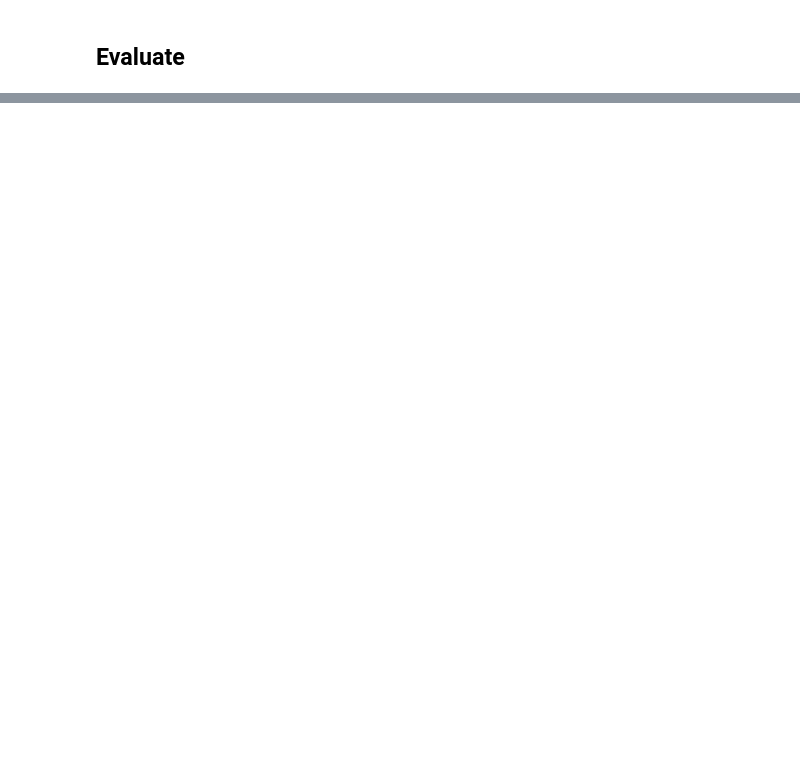
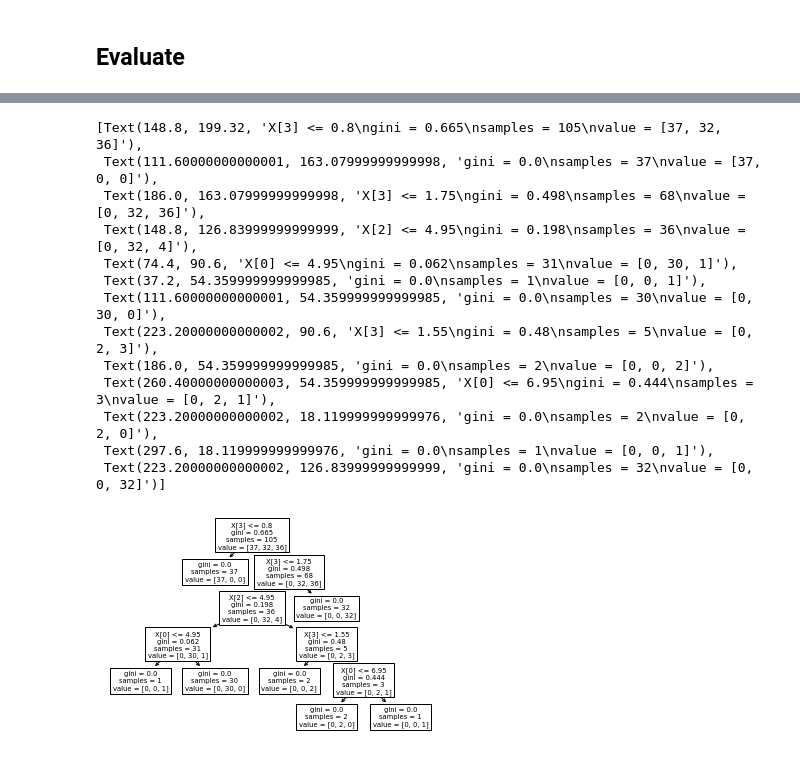
Before and after one commit to gsamuel85/ai-afterworks, a Jupyter notebook: demo-dtree.ipynb, the cells around one changed output, grey strips where cells are left out. Saved outputs shown, nothing was run; the diff lists cells and outputs as text; code cells hidden in the pictures; blank space fills up the shorter version.

Commit message:
decision tree demo

```diff
--- a/demo-dtree.ipynb
+++ b/demo-dtree.ipynb
@@ -26,0 +25,11 @@ data.head()
+# %%
+# Train test split
+
+from sklearn.model_selection import train_test_split
+X_train, X_test, y_train, y_test = train_test_split(X, y, test_size=0.3)
+# %%
+# Train Decision Tree
+
+from sklearn import tree
+dtree = tree.DecisionTreeClassifier()
+dtree.fit(X_train, y_train)
@@ -30,0 +79,17 @@ data.head()
+# %%
+tree.plot_tree(dtree)
+# %% [output]
+[Text(148.8, 199.32, 'X[3] <= 0.8\ngini = 0.665\nsamples = 105\nvalue = [37, 32, 36]'),
+ Text(111.60000000000001, 163.07999999999998, 'gini = 0.0\nsamples = 37\nvalue = [37, 0, 0]'),
+ Text(186.0, 163.07999999999998, 'X[3] <= 1.75\ngini = 0.498\nsamples = 68\nvalue = [0, 32, 36]'),
+ Text(148.8, 126.83999999999999, 'X[2] <= 4.95\ngini = 0.198\nsamples = 36\nvalue = [0, 32, 4]'),
+ Text(74.4, 90.6, 'X[0] <= 4.95\ngini = 0.062\nsamples = 31\nvalue = [0, 30, 1]'),
+ Text(37.2, 54.359999999999985, 'gini = 0.0\nsamples = 1\nvalue = [0, 0, 1]'),
+ Text(111.60000000000001, 54.359999999999985, 'gini = 0.0\nsamples = 30\nvalue = [0, 30, 0]'),
+ Text(223.20000000000002, 90.6, 'X[3] <= 1.55\ngini = 0.48\nsamples = 5\nvalue = [0, 2, 3]'),
+ Text(186.0, 54.359999999999985, 'gini = 0.0\nsamples = 2\nvalue = [0, 0, 2]'),
+ Text(260.40000000000003, 54.359999999999985, 'X[0] <= 6.95\ngini = 0.444\nsamples = 3\nvalue = [0, 2, 1]'),
+ Text(223.20000000000002, 18.119999999999976, 'gini = 0.0\nsamples = 2\nvalue = [0, 2, 0]'),
+ Text(297.6, 18.119999999999976, 'gini = 0.0\nsamples = 1\nvalue = [0, 0, 1]'),
+ Text(223.20000000000002, 126.83999999999999, 'gini = 0.0\nsamples = 32\nvalue = [0, 0, 32]')]
+[figure, added]
```
Also changed, not shown: parts of 9 cells of this notebook.
